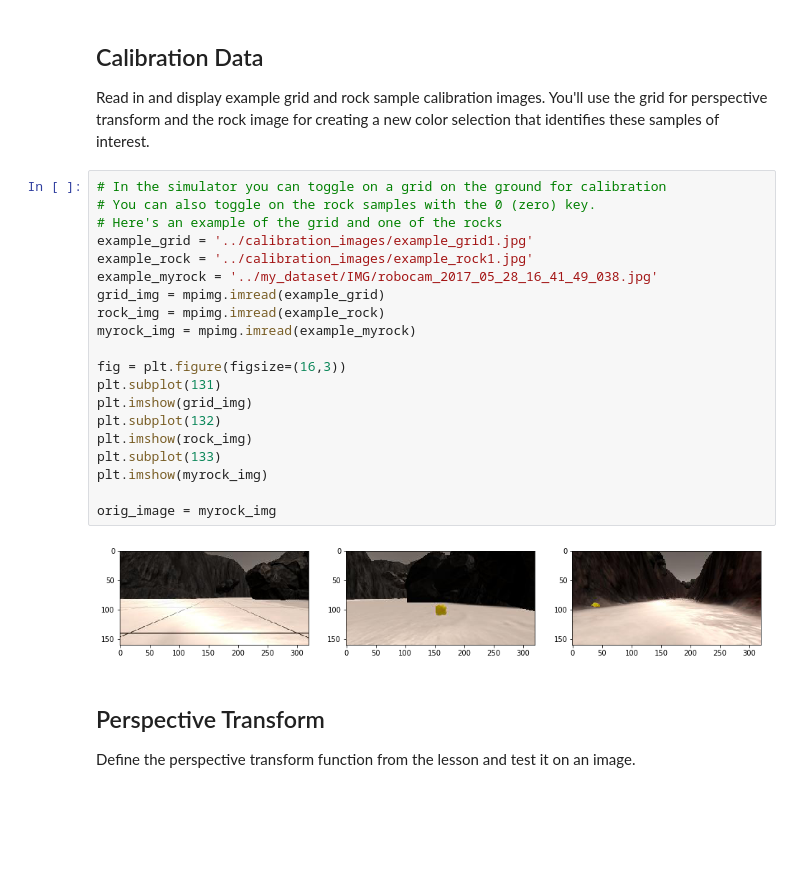
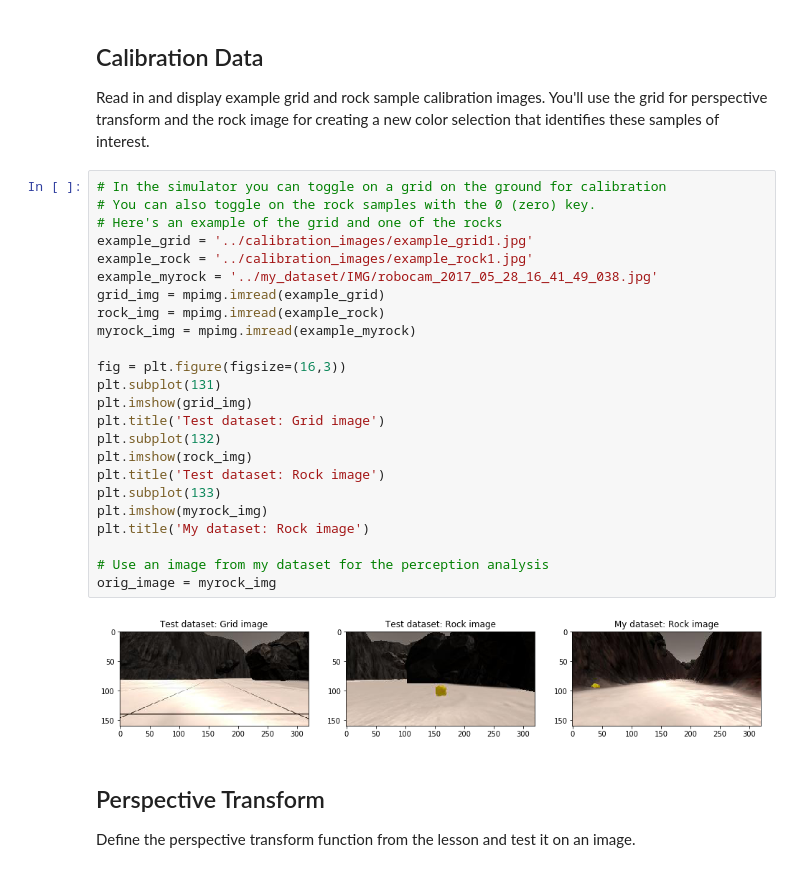
Before and after one commit to Tonks89/RoboND-Rover-Project, a Jupyter notebook: code/Rover_Project_Test_Notebook.ipynb, the cells around one changed output. Cells and saved outputs as stored; diff of their text form; blank space fills up the shorter version.

Commit message:
Updated/cleaned notebook, perception & decision making

```diff
--- a/code/Rover_Project_Test_Notebook.ipynb
+++ b/code/Rover_Project_Test_Notebook.ipynb
@@ -48,25 +48,29 @@ Read in and display example grid and rock sample calibration images.  You'll use
 # %%
 # In the simulator you can toggle on a grid on the ground for calibration
 # You can also toggle on the rock samples with the 0 (zero) key.
 # Here's an example of the grid and one of the rocks
 example_grid = '../calibration_images/example_grid1.jpg'
 example_rock = '../calibration_images/example_rock1.jpg'
 example_myrock = '../my_dataset/IMG/robocam_2017_05_28_16_41_49_038.jpg'
 grid_img = mpimg.imread(example_grid)
 rock_img = mpimg.imread(example_rock)
 myrock_img = mpimg.imread(example_myrock)
 
 fig = plt.figure(figsize=(16,3))
 plt.subplot(131)
 plt.imshow(grid_img)
+plt.title('Test dataset: Grid image')
 plt.subplot(132)
 plt.imshow(rock_img)
+plt.title('Test dataset: Rock image')
 plt.subplot(133)
 plt.imshow(myrock_img)
+plt.title('My dataset: Rock image')
 
+# Use an image from my dataset for the perception analysis
 orig_image = myrock_img
 # %% [output]
-[figure, old version]
+[figure, new version]
 # %% [markdown]
 ## Perspective Transform
 
```
Also changed, not shown: parts of 11 cells of this notebook, 3 other files.
